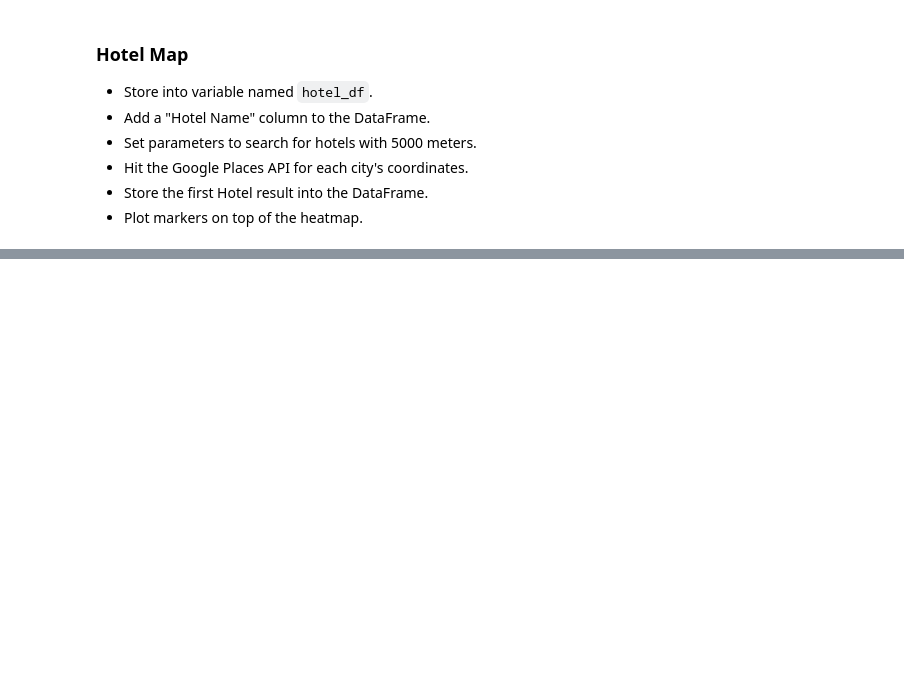
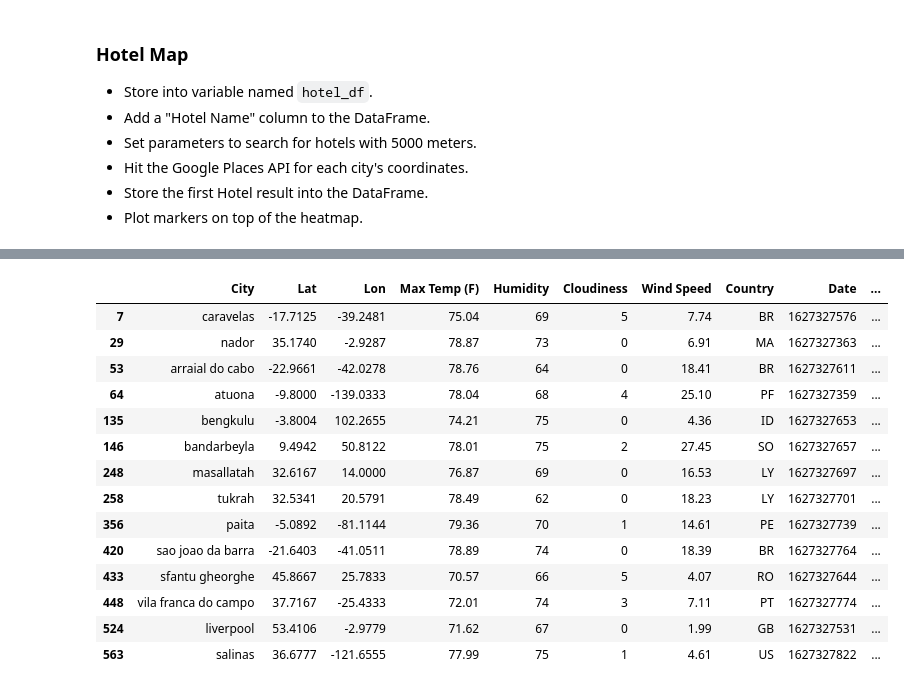
Before and after one commit to MrMrRPG/python_api_challenge, a Jupyter notebook: starter_code/VacationPy.ipynb, the cells around one changed output, grey strips where cells are left out. Drawn from its saved outputs; the diff is of its cells as text; code cells hidden in the pictures; blank space fills up the shorter version.

```diff
--- a/starter_code/VacationPy.ipynb
+++ b/starter_code/VacationPy.ipynb
@@ -112,0 +131,41 @@ conditions_df
+# %%
+base_url = "https://maps.googleapis.com/maps/api/place/nearbysearch/json"
+
+# Iteration through hotel_df:
+for index, row in hotel_df.iterrows():
+
+    lat = row["Lat"]
+    lon = row["Lon"]
+    city = row["City"]
+    target_search = "Hotel"
+    target_radius = 5000
+    target_type = "Hotel"
+    target_rank = "distance"
+
+    # parameteres
+    params={
+        "location": f"{lat}, {lon}",
+        "keyword": target_search,
+        "radius": target_radius,
+        "type": target_type,
+        # "rankby": target_rank,
+        "key": g_key,
+    }
+
+    print(f"Retrieving Results for Index {index}: {city}.")
+    response = requests.get(base_url, params = params).json()
+
+    # extract results:
+    results = response ['results']
+
+    try:
+        print(f"Closest hotel is {results[0]['name']}.")
+
+        hotel_df.loc[index, 'Hotel Name'] = results[0]['name']
+
+    except (KeyError, IndexError):
+        print("Missing data... skipping.")
+
+    print("------------")
+
+print("Search complete.")
@@ -113,3 +199,21 @@ conditions_df
+# %%
+hotel_df
+# %% [output]
+|  | City | Lat | Lon | Max Temp (F) | Humidity | Cloudiness | Wind Speed | Country | Date | ... |
+| 7 | caravelas | -17.7125 | -39.2481 | 75.04 | 69 | 5 | 7.74 | BR | 1627327576 | ... |
+| 29 | nador | 35.1740 | -2.9287 | 78.87 | 73 | 0 | 6.91 | MA | 1627327363 | ... |
+| 53 | arraial do cabo | -22.9661 | -42.0278 | 78.76 | 64 | 0 | 18.41 | BR | 1627327611 | ... |
+| 64 | atuona | -9.8000 | -139.0333 | 78.04 | 68 | 4 | 25.10 | PF | 1627327359 | ... |
+| 135 | bengkulu | -3.8004 | 102.2655 | 74.21 | 75 | 0 | 4.36 | ID | 1627327653 | ... |
+| 146 | bandarbeyla | 9.4942 | 50.8122 | 78.01 | 75 | 2 | 27.45 | SO | 1627327657 | ... |
+| 248 | masallatah | 32.6167 | 14.0000 | 76.87 | 69 | 0 | 16.53 | LY | 1627327697 | ... |
+| 258 | tukrah | 32.5341 | 20.5791 | 78.49 | 62 | 0 | 18.23 | LY | 1627327701 | ... |
+| 356 | paita | -5.0892 | -81.1144 | 79.36 | 70 | 1 | 14.61 | PE | 1627327739 | ... |
+| 420 | sao joao da barra | -21.6403 | -41.0511 | 78.89 | 74 | 0 | 18.39 | BR | 1627327764 | ... |
+| 433 | sfantu gheorghe | 45.8667 | 25.7833 | 70.57 | 66 | 5 | 4.07 | RO | 1627327644 | ... |
+| 448 | vila franca do campo | 37.7167 | -25.4333 | 72.01 | 74 | 3 | 7.11 | PT | 1627327774 | ... |
+| 524 | liverpool | 53.4106 | -2.9779 | 71.62 | 67 | 0 | 1.99 | GB | 1627327531 | ... |
+| 563 | salinas | 36.6777 | -121.6555 | 77.99 | 75 | 1 | 4.61 | US | 1627327822 | ... |
 # %%
 # NOTE: Do not change any of the code in this cell
 
```
Also changed, not shown: parts of 6 cells of this notebook.
